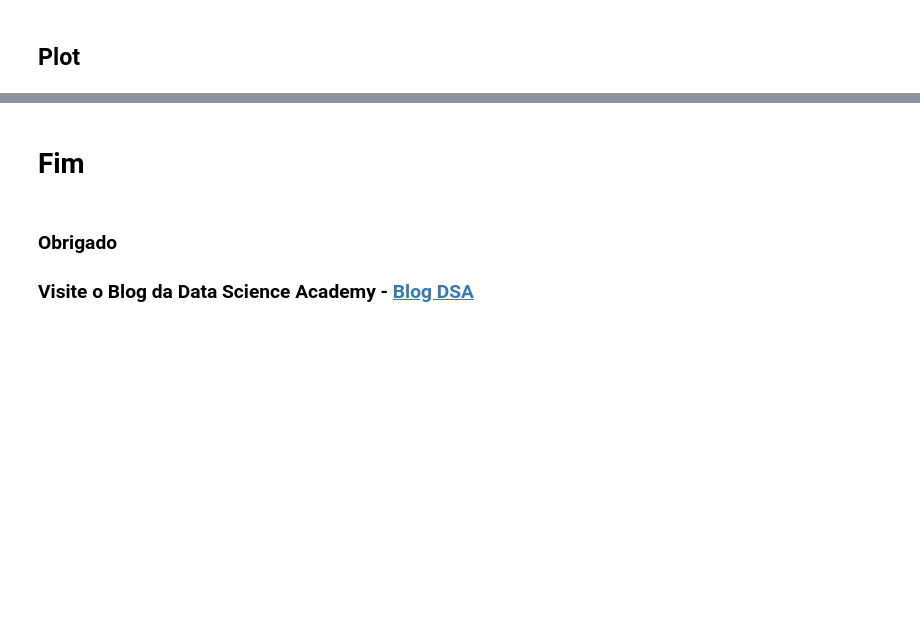
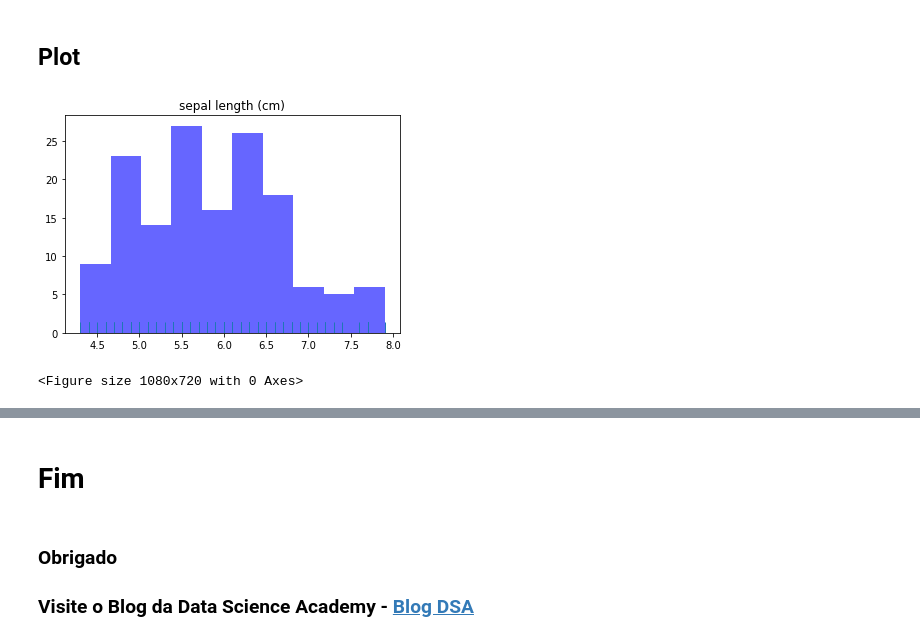
Before and after one commit to leonardodamata/Python_Analise_Dados, a Jupyter notebook: DSA-Python-Cap09-Exercicio.ipynb, the cells around one changed output, grey strips where cells are left out. Drawn from its saved outputs; the diff is of its cells as text; code cells hidden in the pictures; blank space fills up the shorter version.

Commit message:
Histograma Plot

```diff
--- a/DSA-Python-Cap09-Exercicio.ipynb
+++ b/DSA-Python-Cap09-Exercicio.ipynb
@@ -78,3 +83,5 @@ array([0, 0, 0, 0, 0, 0, 0, 0, 0, 0, 0, 0, 0, 0, 0, 0, 0, 0, 0, 0, 0, 0,
        2, 2, 2, 2, 2, 2, 2, 2, 2, 2, 2, 2, 2, 2, 2, 2, 2, 2])
 # %%
 # Adicione ao dataset uma nova coluna com os nomes das espécies, pois é isso que vamos tentar prever (variável target)
+df['species'] = pd.Categorical.from_codes(iris.target, iris.target_names)
+df.head()
@@ -81,2 +95,4 @@ array([0, 0, 0, 0, 0, 0, 0, 0, 0, 0, 0, 0, 0, 0, 0, 0, 0, 0, 0, 0, 0, 0,
 # %%
 # Inclua no dataset uma coluna com os valores numéricos da variável target
+df['target'] = iris.target
+df.head()
@@ -102,0 +200,10 @@ array([0, 0, 0, 0, 0, 0, 0, 0, 0, 0, 0, 0, 0, 0, 0, 0, 0, 0, 0, 0, 0, 0,
+# %%
+# Crie um Histograma de sepal length
+plt.hist(df['sepal length (cm)'], alpha = .6, color = "blue")
+sea.rugplot(df['sepal length (cm)'])
+plt.title("sepal length (cm)")
+plt.figure(figsize=(15,10))
+plt.show()
+# %% [output]
+[figure, added]
+<Figure size 1080x720 with 0 Axes>
```
Also changed, not shown: parts of 13 cells of this notebook, 1 other file.
